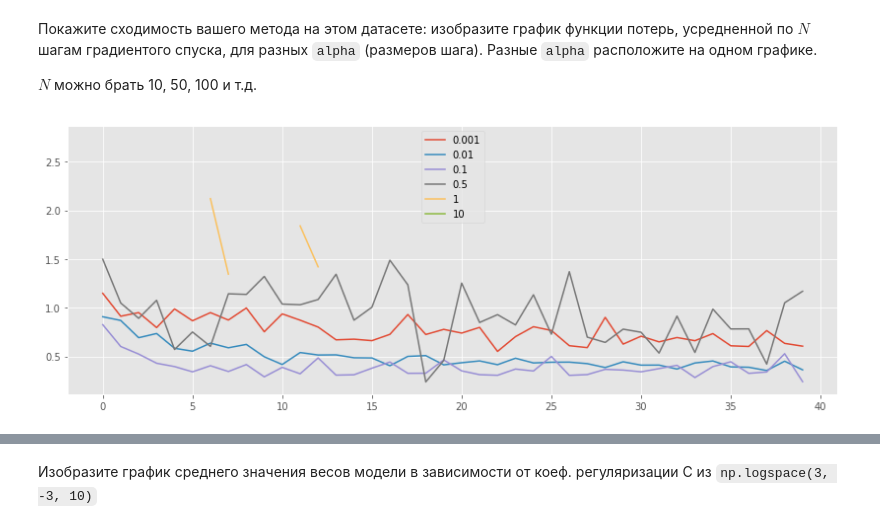
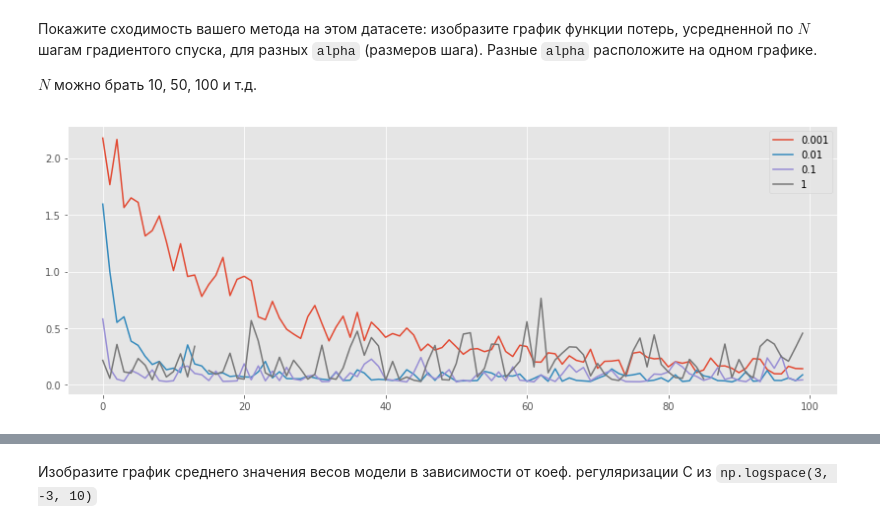
Before and after one commit to Dilshod070/SpereMailRu-AlgsAndStructures, a Jupyter notebook: Sapaev_hw3.ipynb, the cells around one changed output, grey strips where cells are left out. Cells and saved outputs as stored; diff of their text form; code cells hidden in the pictures.

```diff
--- a/Sapaev_hw3.ipynb
+++ b/Sapaev_hw3.ipynb
@@ -320,7 +320,7 @@ class MySGDClassifier(BaseEstimator, ClassifierMixin):
         """
 
         a_i = sigmoid(np.dot(X_batch, self.weights))
-        reg = np.absolute(self.weights).sum() / self.C
+        reg = np.square(self.weights).sum() / self.C
         loss = -np.sum(y_batch * np.log(a_i) + (1 - y_batch) * np.log(1 - a_i))
         return loss / X_batch.shape[0] + reg
 
@@ -332,7 +332,7 @@ class MySGDClassifier(BaseEstimator, ClassifierMixin):
         """
 
         a_i = sigmoid(np.dot(X_batch, self.weights))
-        reg_gread = np.sign(self.weights) / self.C
+        reg_gread = 2 * self.weights / self.C
         loss_grad = np.dot(a_i - y_batch, X_batch) / X_batch.shape[0] + reg_gread
         return loss_grad
 
@@ -360,14 +360,13 @@ class MySGDClassifier(BaseEstimator, ClassifierMixin):
             for batch_num, new_batch in enumerate(new_epoch_generator):
                 X_batch = new_batch[0]
                 y_batch = new_batch[1]
-                # Ошибка на данных, которые модель уже видела, не
-                # такая информативная, как ошибка на новых данных.
+                # Ошибку лучше считать до итерации спуска
                 batch_loss = self.calc_loss(X_batch, y_batch)
                 self.errors_log['iter'].append(batch_num)
                 self.errors_log['loss'].append(batch_loss)
                 batch_grad = self.calc_loss_grad(X_batch, y_batch)
                 self.update_weights(batch_grad)
-
+        # print("fit ended\n")
         return self
 
     def predict(self, X):
@@ -387,8 +386,8 @@ class MySGDClassifier(BaseEstimator, ClassifierMixin):
         '''
 
         # Желательно здесь использовать матричные операции между X и весами, например, numpy.dot
-        X_copy = np.hstack((np.ones((X.shape[0], 1)), X))
-        y_hat_proba = sigmoid(np.dot(X_copy, self.weights))
+        X0 = np.hstack((np.ones((X.shape[0], 1)), X))
+        y_hat_proba = sigmoid(np.dot(X0, self.weights))
         return y_hat_proba
 # %% [markdown]
 Запустите ваш алгоритм на синтетических данных.
@@ -424,7 +423,7 @@ plt.scatter(X[:,0], X[:,1], c=y)
 # %%
 from sklearn.datasets import make_classification
 # %%
-X, y = make_classification(n_samples=100000, n_features=10,
+X, y = make_classification(n_samples=1000, n_features=10,
                            n_informative=4, n_redundant=0,
                            random_state=123, class_sep=1.0,
                            n_clusters_per_class=1)
@@ -435,20 +434,20 @@ $N$ можно брать 10, 50, 100 и т.д.
 # %%
 ## Your Code Here
 plt.figure(figsize=(14, 5))
 
-alpha = [0.001, 0.01, 0.1, 0.5, 1, 10]
+alpha = [0.001, 0.01, 0.1, 1]
 batch_size = 10
 N = 100
 C = 1000
 
 for a in alpha:
     clf = MySGDClassifier(batch_generator, batch_size=batch_size, C=C, alpha=a)
     clf.fit(X, y)
     loss_mean = []
     for i in range(len(clf.errors_log['loss']) // N):
         loss_mean.append(np.mean(clf.errors_log['loss'][N * i: N * (i + 1)]))
     plt.plot(loss_mean)
 plt.legend(alpha)
 plt.show()
 # %% [output]
-[figure, old version]
+[figure, new version]
```
Also changed, not shown: parts of 27 cells of this notebook.
